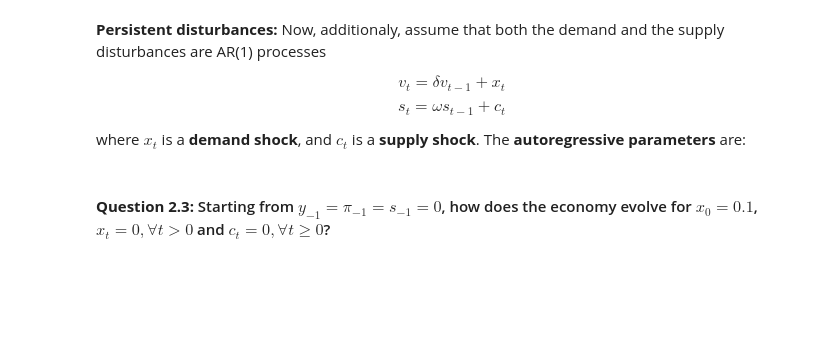
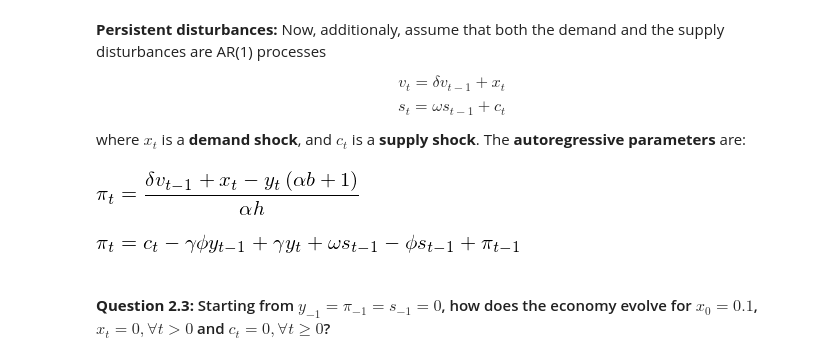
Before and after one commit to NumEconCopenhagen/projects-2019-adu, a Jupyter notebook: examproject/exam_2019.ipynb, the cells around one changed output. Drawn from its saved outputs; the diff is of its cells as text; code cells hidden in the pictures; blank space fills up the shorter version.

```diff
--- a/examproject/exam_2019.ipynb
+++ b/examproject/exam_2019.ipynb
@@ -429,6 +465,30 @@ where $x_{t}$ is a **demand shock**, and $c_t$ is a **supply shock**. The **auto
 # %%
 par['delta'] = 0.80
 par['omega'] = 0.15
+# %%
+# First the above parameters and the ones from the persistent disturbances are coded as symbols
+delta = sm.symbols('delta')
+omega = sm.symbols('omega')
+v = sm.symbols('v_t')
+v_lag = sm.symbols('v_t-1')
+s = sm.symbols('s_t')
+s_lag = sm.symbols('s_t-1')
+x = sm.symbols('x_t')
+c = sm.symbols('c_t')
+
+# Now the persistent disturbances are defined
+v_sh = delta*v_lag + x
+s_sh = omega*s_lag + c
+
+# Now the above relations are defined they are inserted in the AD and SRAS curve
+AD_sh = sm.Eq(pi,(1/(h*alpha)*(v_sh-(1+b*alpha)*y)))
+display(AD_sh)
+
+SRAS_sh = sm.Eq(pi,pi_lag + gamma*y - phi*gamma*y_lag + s_sh - phi*s_lag )
+display(SRAS_sh)
+# %% [output]
+[figure, added]
+[figure, added]
 # %% [markdown]
 #### **Question 2.3:** Starting from $y_{-1} = \pi_{-1} = s_{-1} = 0$, how does the economy evolve for $x_0 = 0.1$, $x_t = 0, \forall t > 0$ and $c_t = 0, \forall t \geq 0$?
 # %% [markdown]
```
Also changed, not shown: parts of 24 cells of this notebook.
